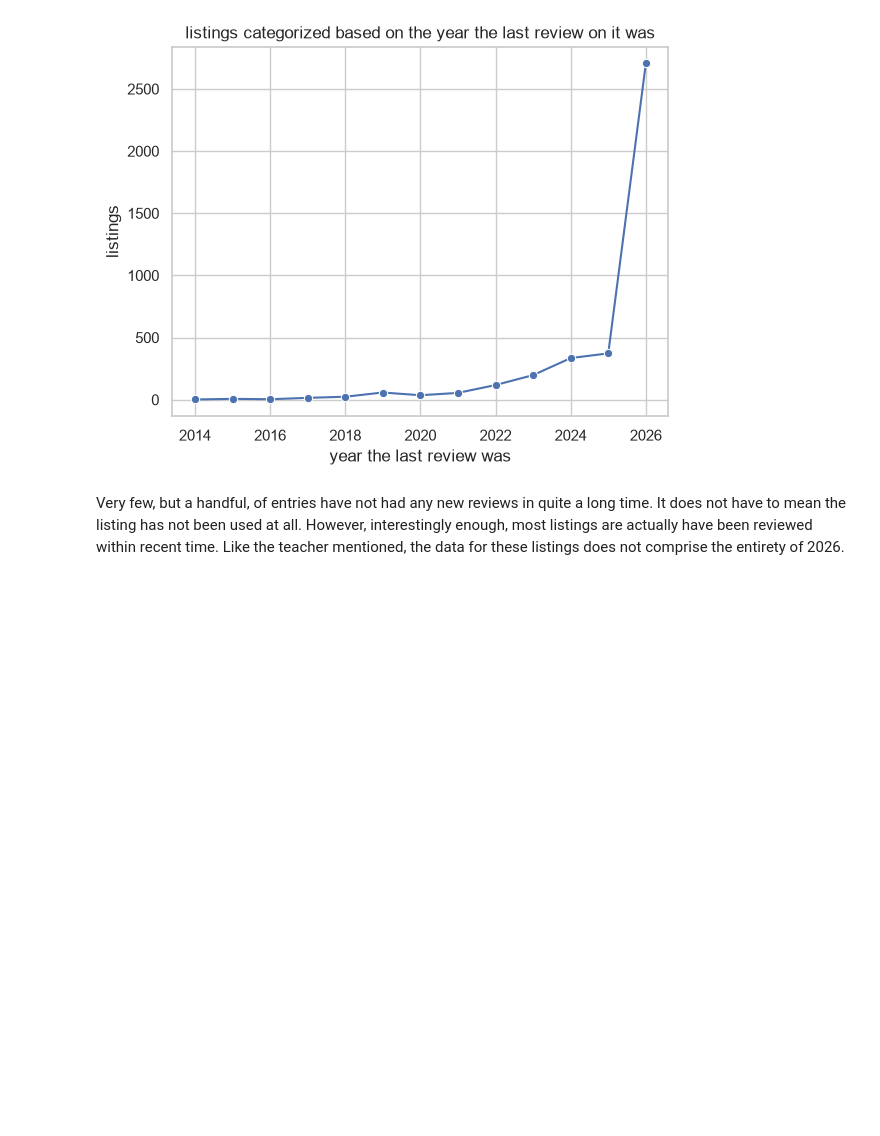
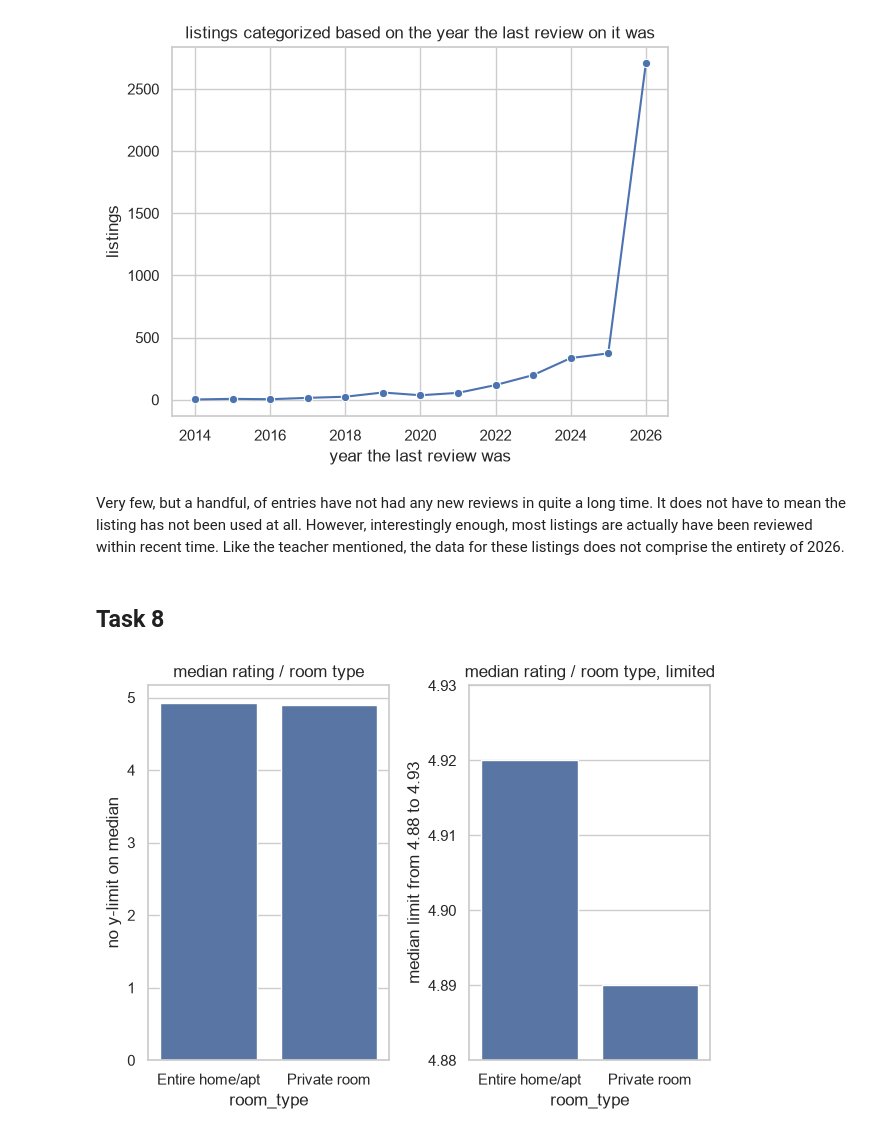
Before and after one commit to hotelFabie/LabComposition, a Jupyter notebook: Analysis & Visualization/Lab 7/lab7.ipynb, the cells around one changed output. Drawn from its saved outputs; the diff is of its cells as text; code cells hidden in the pictures; blank space fills up the shorter version.

Commit message:
data analysis lab 7 part 1 task 8 (comment left).

```diff
--- a/Analysis & Visualization/Lab 7/lab7.ipynb
+++ b/Analysis & Visualization/Lab 7/lab7.ipynb
@@ -319,3 +319,28 @@ Very few, but a handful, of entries have not had any new reviews in quite a long
 It does not have to mean the listing has not been used at all.
 However, interestingly enough, most listings are actually have been reviewed within recent time.
 Like the teacher mentioned, the data for these listings does not comprise the entirety of 2026.
+# %% [markdown]
+## Task 8
+# %%
+#Putting together into 1.
+#entire_median = listings[listings['room_type'] == 'Entire home/apt']['review_scores_rating'].median()
+#private_median = listings[listings['room_type'] == 'Private room']['review_scores_rating'].median()
+medians = listings[
+    listings['room_type'].isin(['Entire home/apt', 'Private room'])
+].groupby('room_type')['review_scores_rating'].median()
+
+fig, axes = plt.subplots(1, 2)
+
+sns.barplot(x=medians.index, y=medians.values, ax=axes[0])
+axes[0].set_ylabel('no y-limit on median')
+axes[0].set_title('median rating / room type')
+
+sns.barplot(x=medians.index, y=medians.values, ax=axes[1])
+axes[1].set_ylim(4.88, 4.93)
+axes[1].set_ylabel('median limit from 4.88 to 4.93')
+axes[1].set_title('median rating / room type, limited')
+
+plt.tight_layout()
+plt.show()
+# %% [output]
+[figure, added]
```
Also changed, not shown: parts of 4 cells of this notebook, 1 other file.
